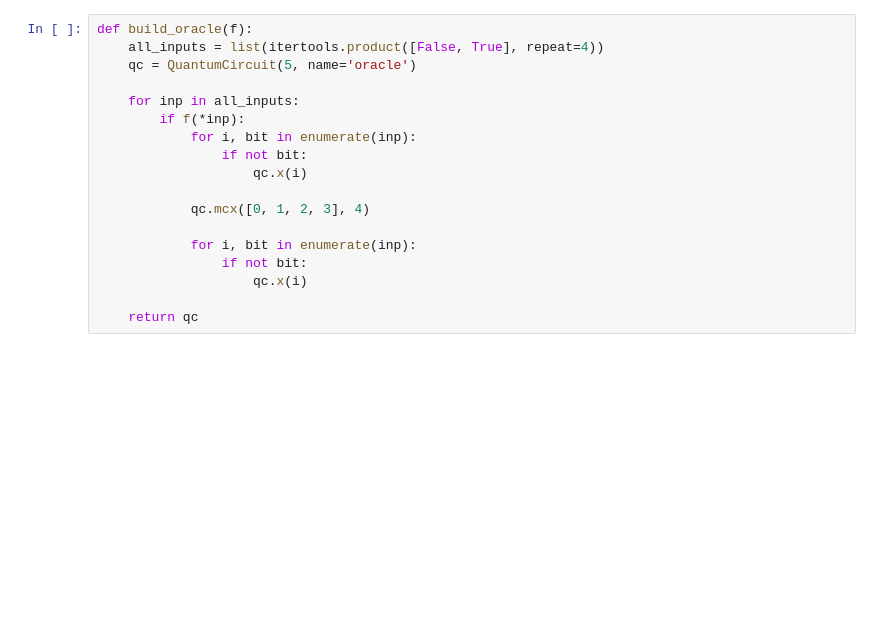
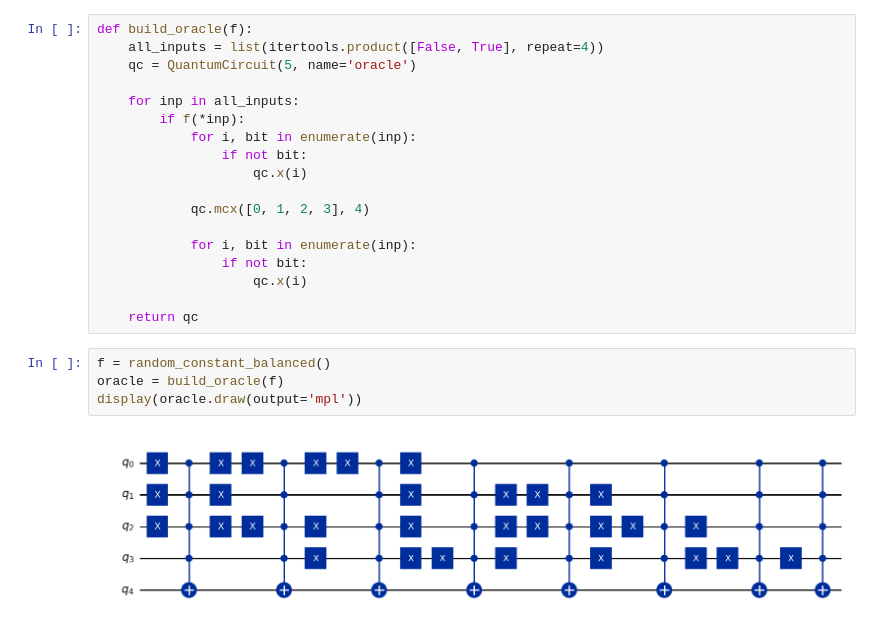
Before and after one commit to McDonaghMichael/EmergingTechnologies, a Jupyter notebook: problems.ipynb, the cells around one changed output. Cells and saved outputs as stored; diff of their text form; blank space fills up the shorter version.

Commit message:
Added verification code to show that it draws without errors

```diff
--- a/problems.ipynb
+++ b/problems.ipynb
@@ -409,3 +409,9 @@ def build_oracle(f):
                     qc.x(i)
 
     return qc
+# %%
+f = random_constant_balanced()
+oracle = build_oracle(f)
+display(oracle.draw(output='mpl'))
+# %% [output]
+[figure, added]
```
Also changed, not shown: parts of 1 cell of this notebook.
